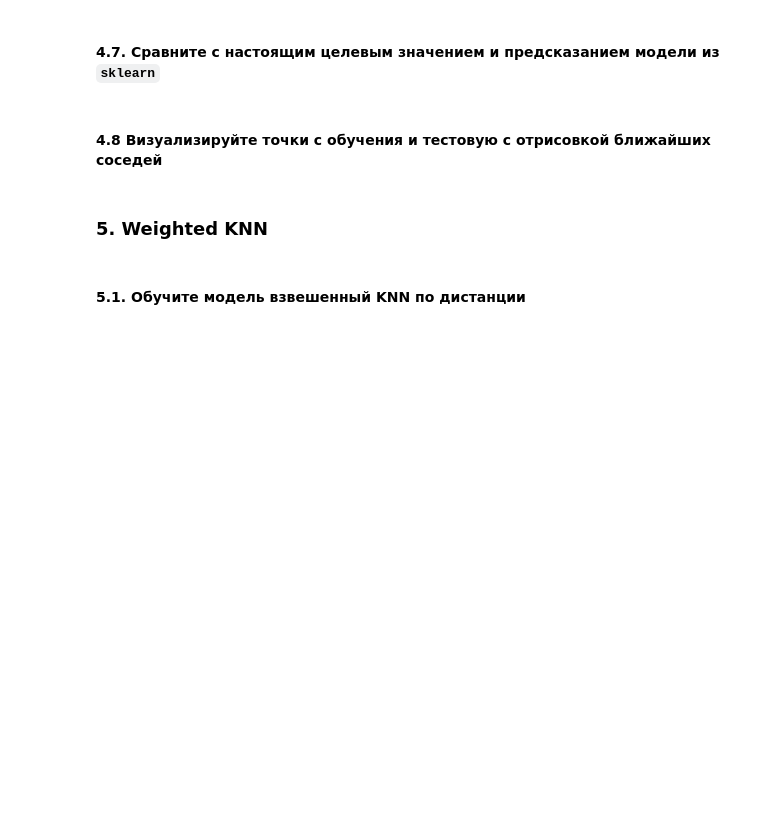
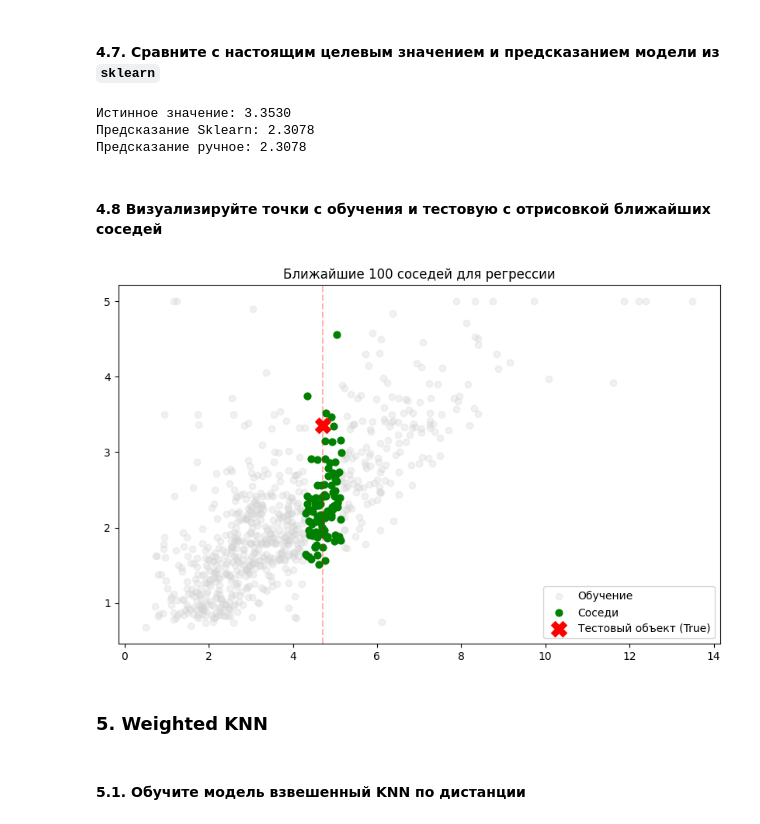
Before and after one commit to fruct49/ml_practice, a Jupyter notebook: Практическая_работа_4_Метод_K_ближайших_соседей.ipynb, the cells around one changed output. Cells and saved outputs as stored; diff of their text form; code cells hidden in the pictures; blank space fills up the shorter version.

```diff
--- a/Практическая_работа_4_Метод_K_ближайших_соседей.ipynb
+++ b/Практическая_работа_4_Метод_K_ближайших_соседей.ipynb
@@ -754,2 +767,6 @@ array([4.526, 3.585, 3.521, ..., 0.923, 0.847, 0.894])
+# %%
+from sklearn.model_selection import train_test_split
+
+X_train, X_test, y_train, y_test = train_test_split(X_subset, y_subset, test_size=0.2, random_state=42)
 # %% [markdown]
 #### 4.2. Обучите модель KNN на 100 соседях
@@ -757,0 +773,6 @@ array([4.526, 3.585, 3.521, ..., 0.923, 0.847, 0.894])
+# %%
+from sklearn.neighbors import KNeighborsRegressor
+
+k = 100
+knn_reg = KNeighborsRegressor(n_neighbors=k)
+knn_reg.fit(X_train, y_train)
@@ -765,0 +794,12 @@ array([4.526, 3.585, 3.521, ..., 0.923, 0.847, 0.894])
+# %%
+sample_idx = 0
+test_sample = X_test.iloc[sample_idx].values
+true_val = y_test[sample_idx]
+
+distances = []
+for i in range(len(X_train)):
+    train_val = X_train.iloc[i].values
+    dist = np.sqrt(np.sum((test_sample - train_val)**2))
+    distances.append((dist, y_train[i], i))
+
+print(f"Расстояния для объекта {test_sample} рассчитаны.")
@@ -770,2 +810,5 @@ array([4.526, 3.585, 3.521, ..., 0.923, 0.847, 0.894])
+# %%
+sorted_neighbors = sorted(distances, key=lambda x: x[0])
+top_k = sorted_neighbors[:k]
 # %% [markdown]
 #### 4.6. Выведите финальное предсказание для этого объекта
@@ -780,2 +822,12 @@ array([4.526, 3.585, 3.521, ..., 0.923, 0.847, 0.894])
+# %%
+sklearn_sample_pred = knn_reg.predict(X_test.iloc[[sample_idx]])[0]
+
+print(f"Истинное значение: {true_val:.4f}")
+print(f"Предсказание Sklearn: {sklearn_sample_pred:.4f}")
+print(f"Предсказание ручное: {manual_pred:.4f}")
+# %% [output]
+Истинное значение: 3.3530
+Предсказание Sklearn: 2.3078
+Предсказание ручное: 2.3078
 # %% [markdown]
 #### 4.8 Визуализируйте точки с обучения и тестовую с отрисовкой ближайших соседей
@@ -784,3 +834,19 @@ array([4.526, 3.585, 3.521, ..., 0.923, 0.847, 0.894])
+# %%
+neighbor_indices = [n[2] for n in top_k]
+X_neighbors = X_train.iloc[neighbor_indices]
+y_neighbors = y_train[neighbor_indices]
+
+plt.figure(figsize=(10, 6))
+plt.scatter(X_train, y_train, c='lightgrey', label='Обучение', alpha=0.3)
+plt.scatter(X_neighbors, y_neighbors, c='green', label='Соседи', s=40)
+plt.scatter(test_sample, true_val, c='red', marker='X', s=200, label='Тестовый объект (True)')
+plt.axvline(test_sample, color='red', linestyle='--', alpha=0.3)
+
+plt.title(f"Ближайшие {k} соседей для регрессии")
+plt.legend()
+plt.show()
+# %% [output]
+[figure, added]
 # %% [markdown]
 ### **5. Weighted KNN**
 # %% [markdown]
```
Also changed, not shown: parts of 17 cells of this notebook.
